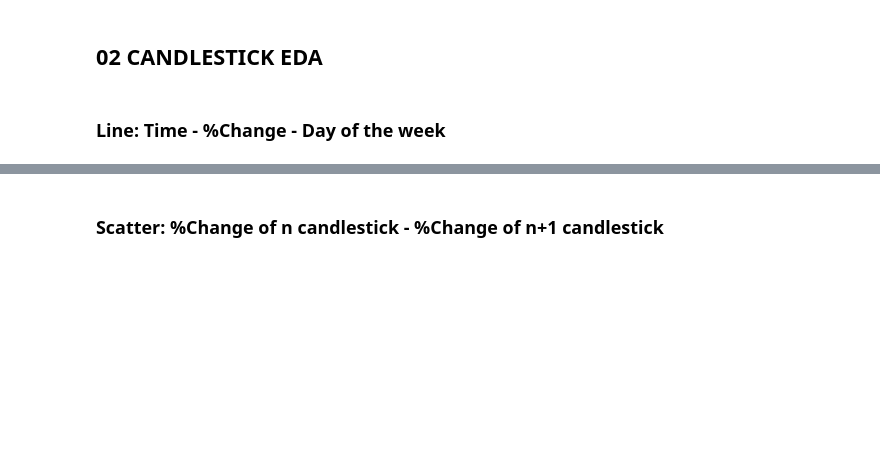
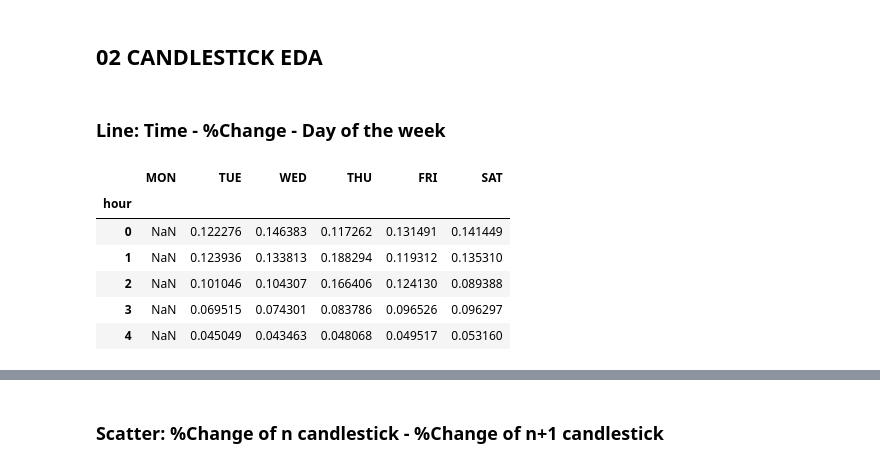
Before and after one commit to Pinkshepz/Enterprise, a Jupyter notebook: 03_Analytics/analytics.ipynb, the cells around one changed output, grey strips where cells are left out. Saved outputs shown, nothing was run; the diff lists cells and outputs as text; code cells hidden in the pictures; blank space fills up the shorter version.

```diff
--- a/03_Analytics/analytics.ipynb
+++ b/03_Analytics/analytics.ipynb
@@ -36,36 +148,29 @@ C_FONT = {"fontproperties": fm.FontProperties(fname=FONT_PATH.format(CONTENT)),
 # %%
-# Import dataset
-PATH_XAUUSD = '/workspaces/Enterprise/03_Analytics/input/XAUUSD-1H_220103_230503.csv'
-PATH_FOREX = '/workspaces/Enterprise/03_Analytics/input/FOREX_311222_131020.csv'
+# define function to handle various nember formats i.e. 100K 50%
+def handle_number_format(number: str) -> list:
+    """ Separate value and unit of given number formats
 
-DF_XAUUSD = pd.read_csv(PATH_XAUUSD).iloc[:, 1:]
-DF_XAUUSD["time"] = pd.to_datetime(DF_XAUUSD["time"], format='%d-%b-%Y, %H:%M:%S')
-for col in DF_XAUUSD.columns[1:]:
-    DF_XAUUSD[col] = DF_XAUUSD[col].astype('float64')
+    Arg:
+        1. number: str i.e. 6.5%, 100K, 2.8
 
-DF_FOREX = pd.read_csv(PATH_FOREX).iloc[:, 1:]
-DF_FOREX["time"] = pd.to_datetime(DF_XAUUSD["time"], format='%d-%b-%Y, %H:%M:%S')
-DF_FOREX['currency'].astype('category')
-DF_FOREX['impact'].astype('category')
-DF_FOREX['event'].astype('category')
+    Out:
+        1. list: <[float, str | None]> i.e. [6.5, "%"], [100, "K"], [2.8, None]
 
-def handle_number_format(number: str) -> list:
-    """Return [number as float, unit i.e. % K M]"""
-    # Case 1: na
+    This is a cat -> 🐈
+    """
+
+    # case 1: na
     if number == '':
         return [None, None]
     number = str(number)
-    # Case 2: % value
+    # case 2: % value
     if (number[-1] == '%') & (number.lstrip('-')[0].isnumeric() == True):
         return [float(number.rstrip('%')), '%']
-    # Case 3: 1K 1M 1B 1T unti
+    # case 3: 1K 1M 1B 1T unit
     if (number[-1].isalpha() == True) & (number.lstrip('-')[0].isnumeric() == True):
         return [float(str(number)[:-1]), number[-1]]
-    # Case 4: ordinary numbers
+    # case 4: ordinary numbers
     if number.replace(',', '').replace('.', '').lstrip('-').isnumeric() == True:
         return [float(number.replace(',', '')), None]
-    # Case 5: non-numbers
+    # case 5: non-numbers
     return [number, None]
-
-for col in DF_FOREX.columns[5:]:
-    DF_FOREX[col] = DF_FOREX[col].fillna('').apply(handle_number_format)
@@ -83,6 +210,16 @@ DF_XAUUSD_A["%Change"] = abs(DF_XAUUSD_A["%Change"])
 DF_XAUUSD_A = DF_XAUUSD_A.iloc[:, 1:]
 DF_XAUUSD_A = DF_XAUUSD_A.pivot_table(index='hour', columns='weekday', values='%Change', aggfunc='mean')
 DF_XAUUSD_A.columns = [*WEEK_COLOR.keys()]
+# %%
+DF_XAUUSD_A.head()
+# %% [output]
+|  | MON | TUE | WED | THU | FRI | SAT |
+| hour |  |  |  |  |  |  |
+| 0 | NaN | 0.122276 | 0.146383 | 0.117262 | 0.131491 | 0.141449 |
+| 1 | NaN | 0.123936 | 0.133813 | 0.188294 | 0.119312 | 0.135310 |
+| 2 | NaN | 0.101046 | 0.104307 | 0.166406 | 0.124130 | 0.089388 |
+| 3 | NaN | 0.069515 | 0.074301 | 0.083786 | 0.096526 | 0.096297 |
+| 4 | NaN | 0.045049 | 0.043463 | 0.048068 | 0.049517 | 0.053160 |
 # %%
 # New York 8am to 5pm EST (1pm to 10pm UTC)
 # Tokyo 7pm to 4am EST (12am to 9am UTC)
```
Also changed, not shown: parts of 28 cells of this notebook, 1 other file.
